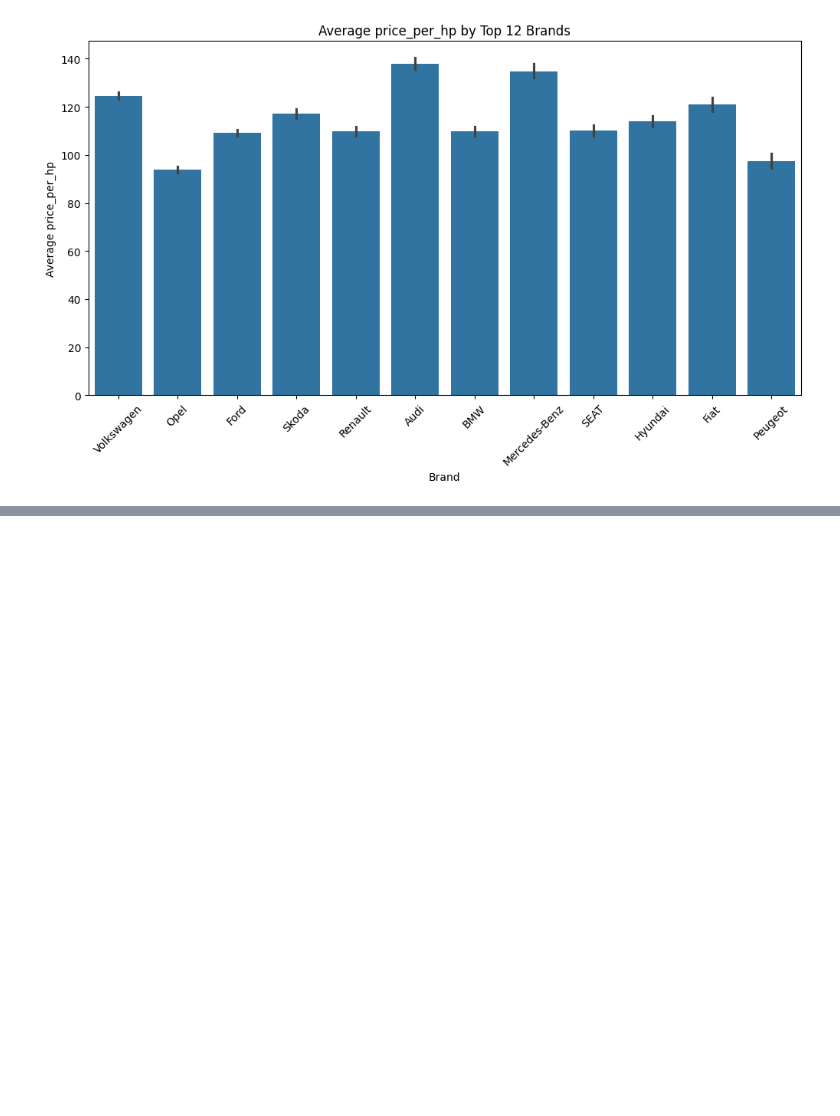
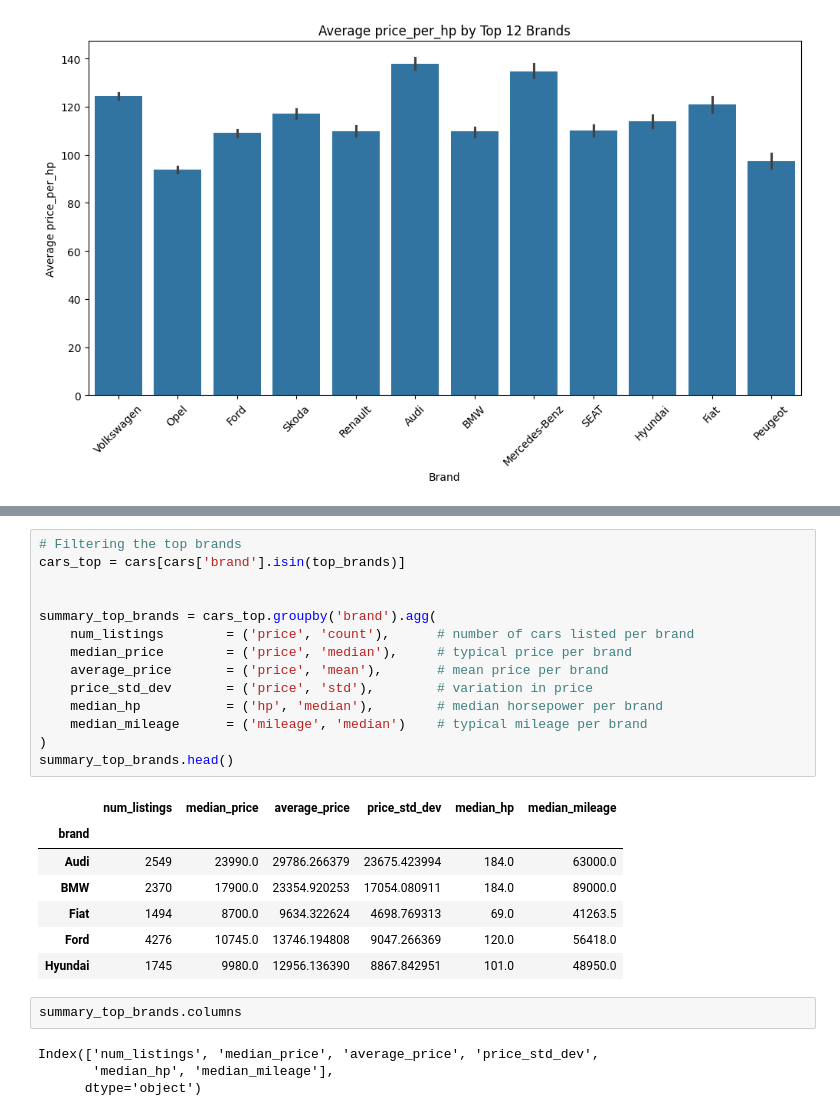
Before and after one commit to AdjinaMohamed/Used_Cars_Analysis, a Jupyter notebook: notebooks/used_cars.ipynb, the cells around one changed output, grey strips where cells are left out. Drawn from its saved outputs; the diff is of its cells as text; blank space fills up the shorter version.

```diff
--- a/notebooks/used_cars.ipynb
+++ b/notebooks/used_cars.ipynb
@@ -293,3 +293,31 @@ for col in categorical_cols:
 [figure]
 [figure]
 [figure]
+# %%
+# Filtering the top brands
+cars_top = cars[cars['brand'].isin(top_brands)]
+
+
+summary_top_brands = cars_top.groupby('brand').agg(
+    num_listings        = ('price', 'count'),      # number of cars listed per brand
+    median_price        = ('price', 'median'),     # typical price per brand
+    average_price       = ('price', 'mean'),       # mean price per brand
+    price_std_dev       = ('price', 'std'),        # variation in price
+    median_hp           = ('hp', 'median'),        # median horsepower per brand
+    median_mileage      = ('mileage', 'median')    # typical mileage per brand
+)
+summary_top_brands.head()
+# %% [output]
+|  | num_listings | median_price | average_price | price_std_dev | median_hp | median_mileage |
+| brand |  |  |  |  |  |  |
+| Audi | 2549 | 23990.0 | 29786.266379 | 23675.423994 | 184.0 | 63000.0 |
+| BMW | 2370 | 17900.0 | 23354.920253 | 17054.080911 | 184.0 | 89000.0 |
+| Fiat | 1494 | 8700.0 | 9634.322624 | 4698.769313 | 69.0 | 41263.5 |
+| Ford | 4276 | 10745.0 | 13746.194808 | 9047.266369 | 120.0 | 56418.0 |
+| Hyundai | 1745 | 9980.0 | 12956.136390 | 8867.842951 | 101.0 | 48950.0 |
+# %%
+summary_top_brands.columns
+# %% [output]
+Index(['num_listings', 'median_price', 'average_price', 'price_std_dev',
+       'median_hp', 'median_mileage'],
+      dtype='object')
```
Also changed, not shown: parts of 2 cells of this notebook.
